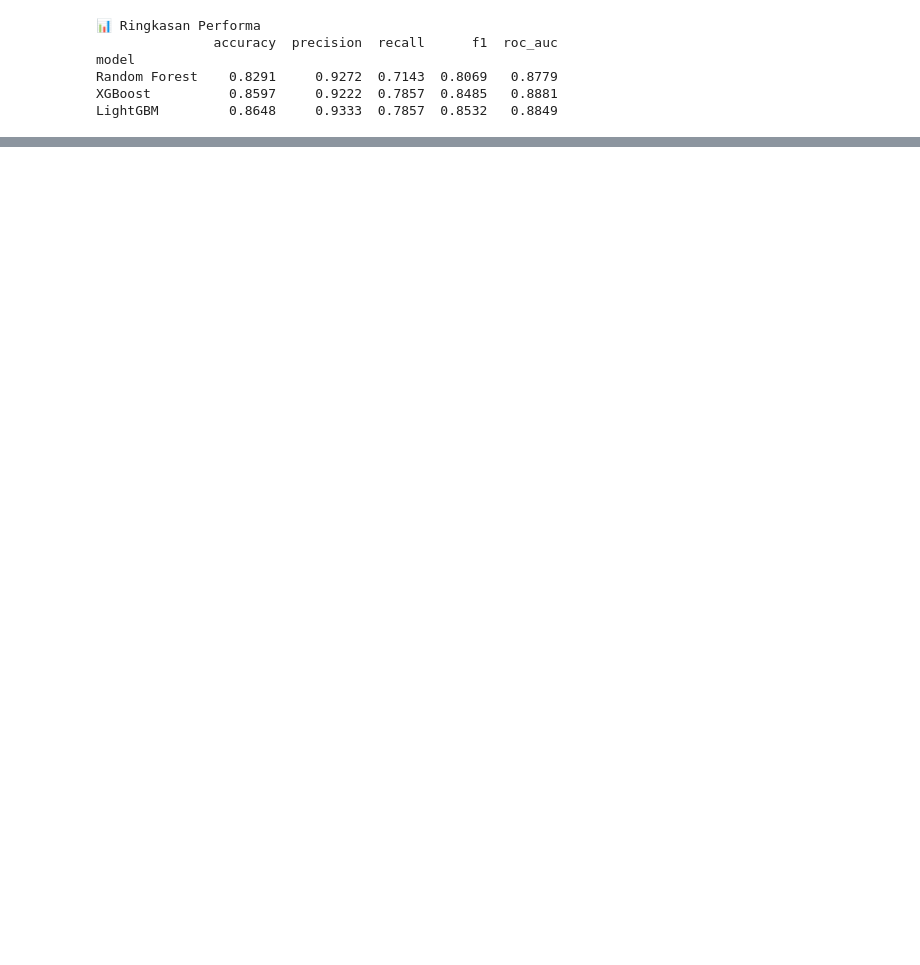
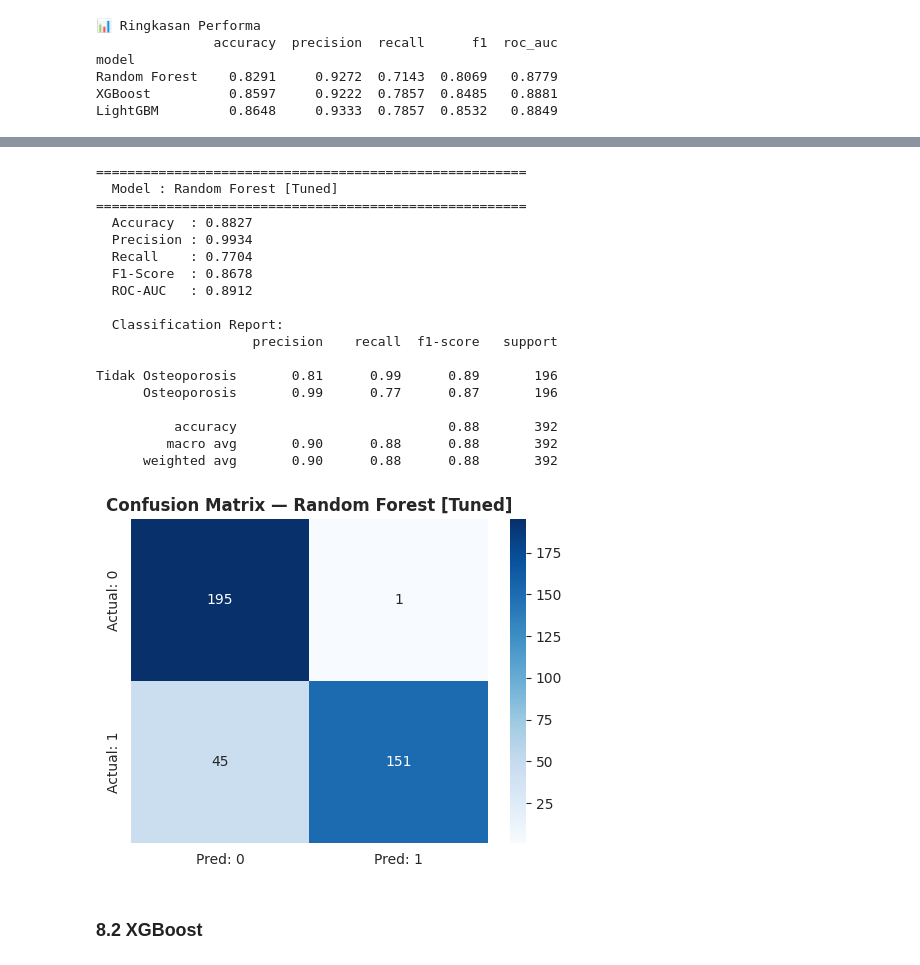
Before and after one commit to danishsuryarirta-create/Tugas_Akhir, a Jupyter notebook: Osteoporosis_TA.ipynb, the cells around one changed output, grey strips where cells are left out. Cells and saved outputs as stored; diff of their text form; code cells hidden in the pictures; blank space fills up the shorter version.

```diff
--- a/Osteoporosis_TA.ipynb
+++ b/Osteoporosis_TA.ipynb
@@ -616,0 +640,23 @@ LightGBM         0.8648     0.9333  0.7857  0.8532   0.8849
+# %%
+cv = StratifiedKFold(n_splits=N_FOLDS, shuffle=True, random_state=RANDOM_STATE)
+
+def cv_score(model):
+    """Rata-rata skor cross-validation (hanya data train)."""
+    return cross_val_score(model, X_train_enc, y_train, cv=cv,
+                           scoring=SCORING, n_jobs=-1).mean()
+
+def buat_study(nama):
+    return optuna.create_study(direction="maximize",
+                               sampler=TPESampler(seed=RANDOM_STATE),
+                               study_name=nama)
+
+def tampilkan_hasil_study(study, waktu):
+    print(f"\nWaktu tuning           : {waktu:.1f} detik")
+    print(f"Skor CV terbaik ({SCORING}) : {study.best_value:.4f}")
+    print("Hyperparameter terbaik :")
+    for k, v in study.best_params.items():
+        print(f"  {k:18s}: {v}")
+
+print(f"Metrik objective : {SCORING}")
+print(f"Jumlah trial     : {N_TRIALS} per model")
+print(f"Validasi         : {N_FOLDS}-fold Stratified CV (data train)")
@@ -616,0 +669,17 @@ LightGBM         0.8648     0.9333  0.7857  0.8532   0.8849
+# %%
+def objective_rf(trial):
+    params = {
+        "n_estimators"     : trial.suggest_int("n_estimators", 100, 500, step=50),
+        "max_depth"        : trial.suggest_int("max_depth", 3, 20),
+        "min_samples_split": trial.suggest_int("min_samples_split", 2, 20),
+        "min_samples_leaf" : trial.suggest_int("min_samples_leaf", 1, 10),
+        "max_features"     : trial.suggest_categorical("max_features", ["sqrt", "log2", None]),
+        "bootstrap"        : trial.suggest_categorical("bootstrap", [True, False]),
+    }
+    model = RandomForestClassifier(**params, random_state=RANDOM_STATE, n_jobs=1)
+    return cv_score(model)
+
+study_rf = buat_study("Random Forest")
+t0 = time.time()
+study_rf.optimize(objective_rf, n_trials=N_TRIALS, show_progress_bar=True)
+tampilkan_hasil_study(study_rf, time.time() - t0)
@@ -616,0 +696,26 @@ LightGBM         0.8648     0.9333  0.7857  0.8532   0.8849
+# %%
+rf_tuned = RandomForestClassifier(**study_rf.best_params, random_state=RANDOM_STATE)
+res_rf_tuned = evaluate_model('Random Forest [Tuned]',
+                              rf_tuned, X_train_enc, X_test_enc, y_train, y_test)
+# %% [output]
+=======================================================
+  Model : Random Forest [Tuned]
+=======================================================
+  Accuracy  : 0.8827
+  Precision : 0.9934
+  Recall    : 0.7704
+  F1-Score  : 0.8678
+  ROC-AUC   : 0.8912
+
+  Classification Report:
+                    precision    recall  f1-score   support
+
+Tidak Osteoporosis       0.81      0.99      0.89       196
+      Osteoporosis       0.99      0.77      0.87       196
+
+          accuracy                           0.88       392
+         macro avg       0.90      0.88      0.88       392
+      weighted avg       0.90      0.88      0.88       392
+[figure, added]
+# %% [markdown]
+### 8.2 XGBoost
```
Also changed, not shown: parts of 66 cells of this notebook.
